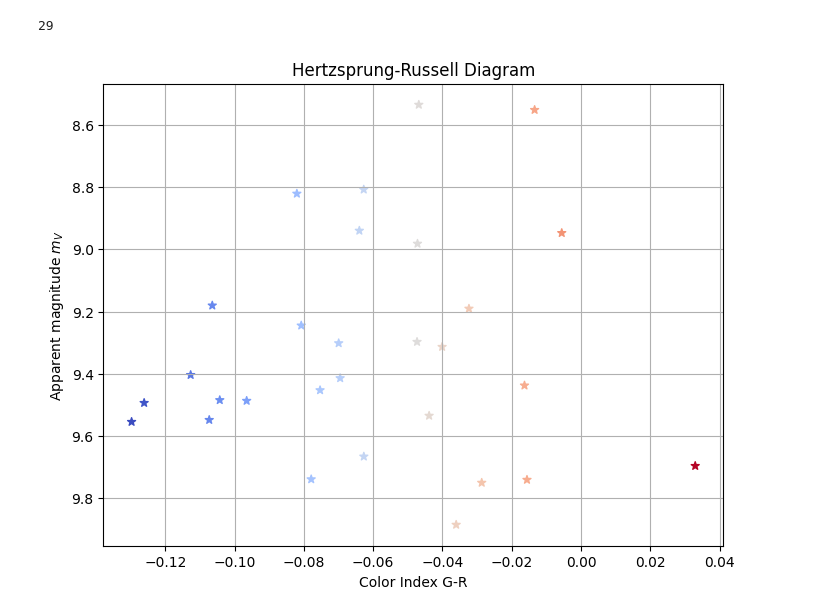
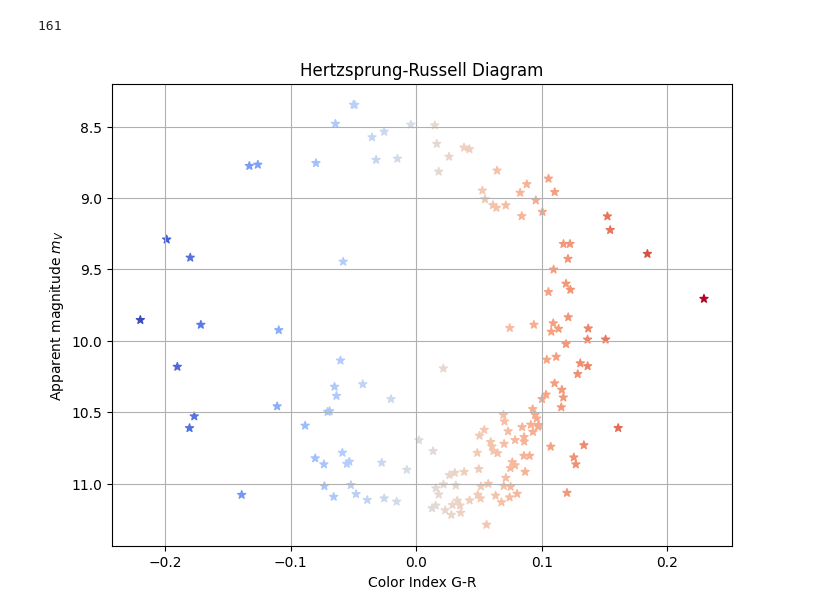
Before and after one commit to apximhd/star-diagram, a Jupyter notebook: find_stars_in_fits.ipynb, the cells around one changed output. Saved outputs shown, nothing was run; the diff lists cells and outputs as text; code cells hidden in the pictures.

```diff
--- a/find_stars_in_fits.ipynb
+++ b/find_stars_in_fits.ipynb
@@ -49,37 +49,34 @@ def process_fits(filename):
             for channel in range(3):
                 intensity = compute_intensity(image[channel], stars)[i]
                 star_intensity.append(intensity)
             intensities.append(tuple(star_intensity))
         return intensities, mag_zero_point
     else:
         print("Error: The image does not contain RGB color channels.")
         return None, None
 
 # Run the program
-fits_filename = '/Users/Alexey_Pasechnik/Pictures/Seestar/MyWorks/M 13/M 13_crop_calibrated.fit'
-# fits_filename = '/Users/Alexey_Pasechnik/Pictures/Seestar/MyWorks/M 45_mosaic/Stacked_361_mosaic_M 45_10.0s_IRCUT_20241102-215037.fit'
+# fits_filename = '/Users/Alexey_Pasechnik/Pictures/Seestar/MyWorks/M 13/M 13_crop_calibrated.fit'
+fits_filename = '/Users/Alexey_Pasechnik/Pictures/Seestar/MyWorks/M 45_mosaic/Stacked_361_mosaic_M 45_10.0s_IRCUT_20241102-215037.fit'
 intensity_results, mag_zero_point = process_fits(fits_filename)
 # print (fits.info(fits_filename))
 
 # Convert RGB to G-R and M_V
 G_R = [2 * (g - r) / (g + r) for r, g, b in intensity_results]
 M_V = [-2.5 * np.log10(r + g + b) + mag_zero_point for r, g, b in intensity_results]
 
 # Define colormap based on G-R index
 colors = plt.cm.coolwarm((np.array(G_R) - min(G_R)) / (max(G_R) - min(G_R)))
 
 # Plot Hertzsprung-Russell diagram
 plt.figure(figsize=(8, 6))
 plt.scatter(G_R, M_V, c=colors, marker='*')
 plt.gca().invert_yaxis()  # Invert Y-axis as brighter stars have lower magnitudes
 plt.xlabel("Color Index G-R")
 plt.ylabel("Apparent magnitude $m_V$")
 plt.title("Hertzsprung-Russell Diagram")
 plt.grid()
 plt.show()
-
-# for i, intensities in enumerate(intensity_results):
-#     print(f"Star {i+1}: R={intensities[0]}, G={intensities[1]}, B={intensities[2]}")
 # %% [output]
-29
+161
-[figure, old version]
+[figure, new version]
```
Also changed, not shown: parts of 1 cell of this notebook.
